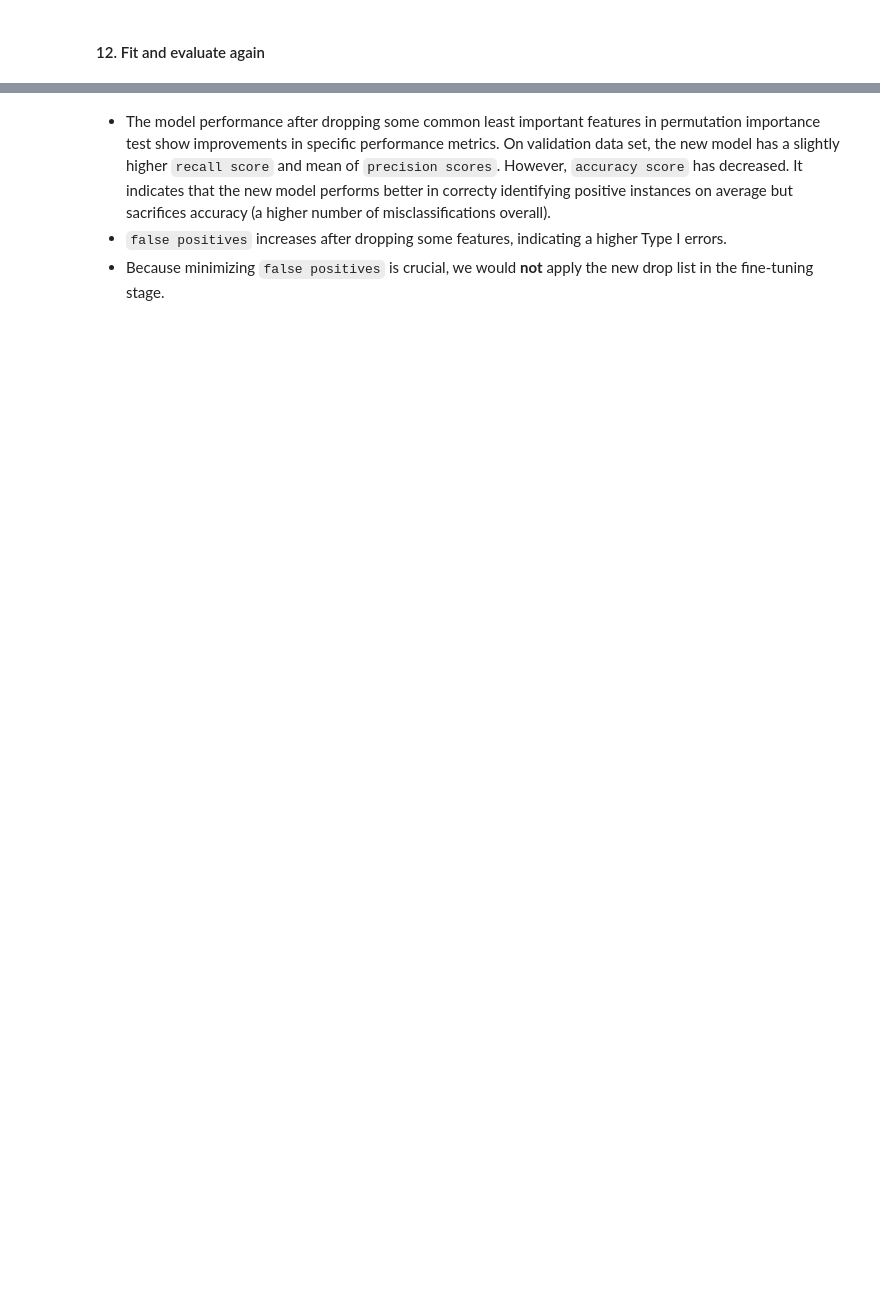
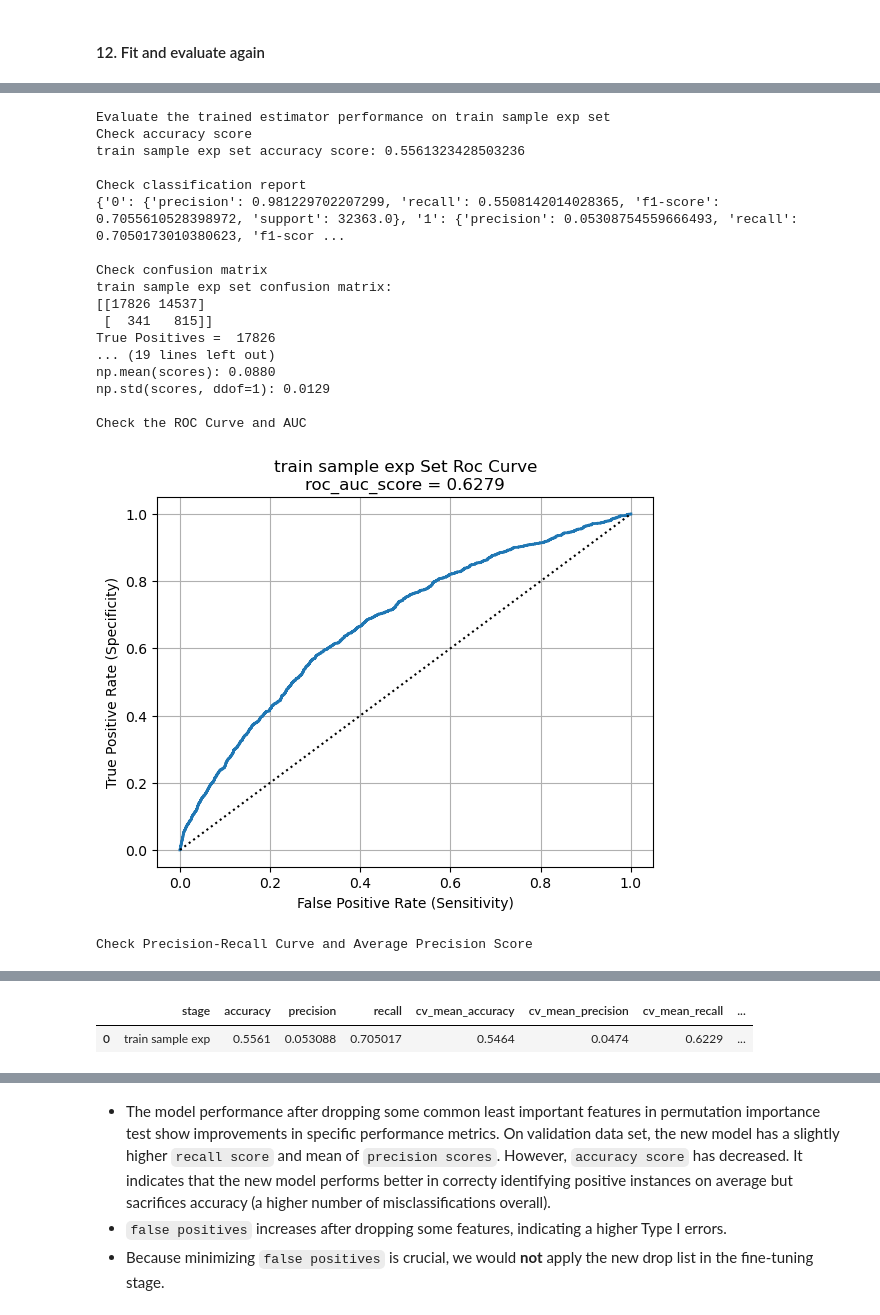
Before and after one commit to LiyangSong/Advertisement-CTR-Prediction, a Jupyter notebook: jupyter/model_exp_sgd.ipynb, the cells around one changed output, grey strips where cells are left out. Saved outputs shown, nothing was run; the diff lists cells and outputs as text; code cells hidden in the pictures; blank space fills up the shorter version.

```diff
--- a/jupyter/model_exp_sgd.ipynb
+++ b/jupyter/model_exp_sgd.ipynb
@@ -284,2 +353,23 @@ composite_estimator_exp.fit(
 # %%
-bin_class_utils.eval_class(train_cap_x_df, train_y_df, composite_estimator_exp, "train sample exp", CVS_SCORING_LIST)
+eval_train_exp_results = bin_class_utils.eval_class(train_cap_x_df, train_y_df, composite_estimator_exp, "train sample exp", CVS_SCORING_LIST)
+eval_train_exp_results
+# %% [output]
+Evaluate the trained estimator performance on train sample exp set
+Check accuracy score
+train sample exp set accuracy score: 0.5561323428503236
+
+Check classification report
+{'0': {'precision': 0.981229702207299, 'recall': 0.5508142014028365, 'f1-score': 0.7055610528398972, 'support': 32363.0}, '1': {'precision': 0.05308754559666493, 'recall': 0.7050173010380623, 'f1-scor ...
+
+Check confusion matrix
+train sample exp set confusion matrix:
+[[17826 14537]
+ [  341   815]]
+True Positives =  17826
+... (19 lines left out)
+np.mean(scores): 0.0880
+np.std(scores, ddof=1): 0.0129
+
+Check the ROC Curve and AUC
+[figure, added]
+Check Precision-Recall Curve and Average Precision Score
@@ -286 +377,3 @@ bin_class_utils.eval_class(train_cap_x_df, train_y_df, composite_estimator_exp,
+|  | stage | accuracy | precision | recall | cv_mean_accuracy | cv_mean_precision | cv_mean_recall | ... |
+| 0 | train sample exp | 0.5561 | 0.053088 | 0.705017 | 0.5464 | 0.0474 | 0.6229 | ... |
 # %%
```
Also changed, not shown: parts of 14 cells of this notebook, 5 other files.
